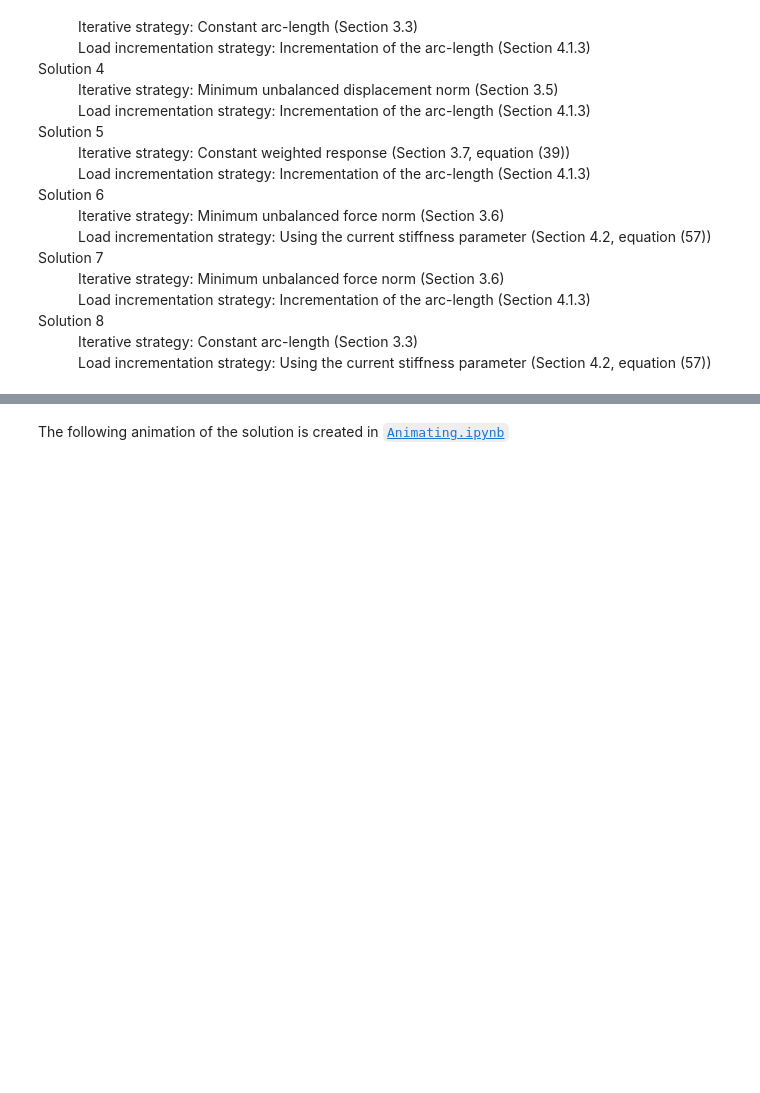
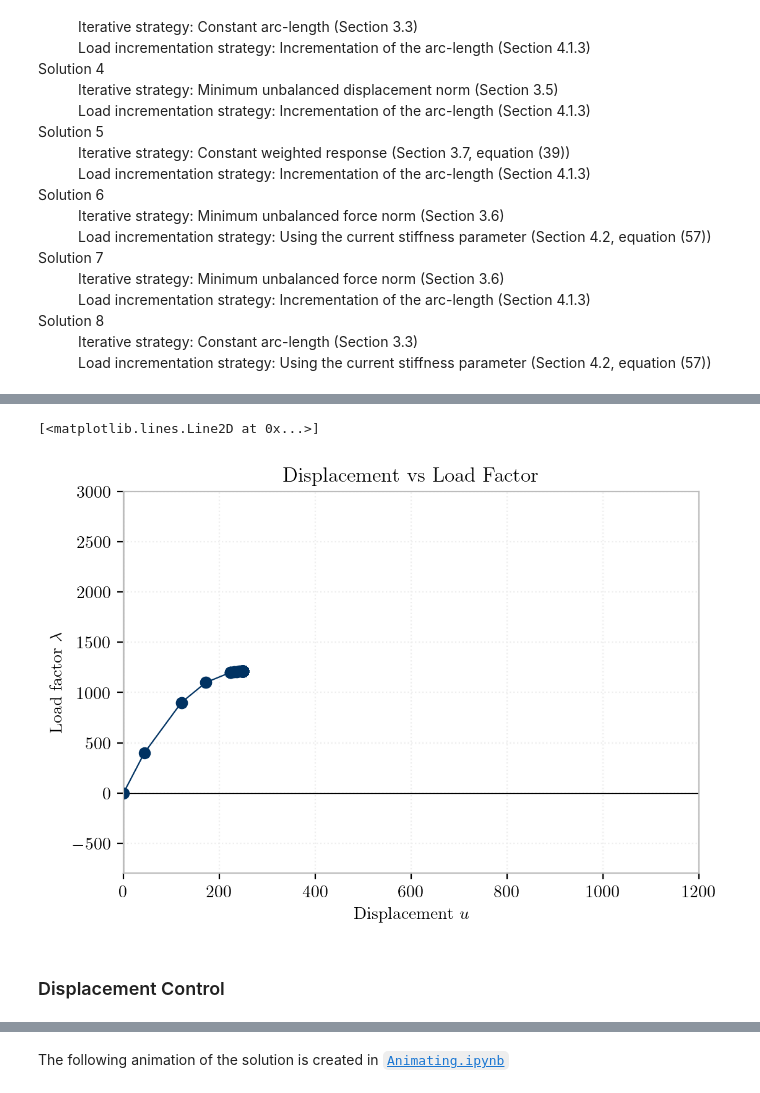
Before and after one commit to wensley-rushing/opensees-gallery, a Jupyter notebook: content/en/examples/ArchStaticSnap/IncrementalAnalysis.ipynb, the cells around one changed output, grey strips where cells are left out. Drawn from its saved outputs; the diff is of its cells as text; code cells hidden in the pictures; blank space fills up the shorter version.

```diff
--- a/content/en/examples/ArchStaticSnap/IncrementalAnalysis.ipynb
+++ b/content/en/examples/ArchStaticSnap/IncrementalAnalysis.ipynb
@@ -117,23 +147,14 @@ Load incrementation strategy: Using the current stiffness parameter (Section 4.2
 # %%
-def solution0(model, dx):
-    model.integrator("LoadControl", 400.0)
-
-
 def solution1(model, dx):
     Jd = 5
+    Jmax = 15
     model.integrator("LoadControl", dx, Jd, -800., 800.)
-
-
-def solution2(model,  dx, *args):
-    Jd  = 5
-    mid, dof = args
-    model.integrator("DisplacementControl", mid, dof, dx, Jd)
-
-
-def norm_control(model, dx, *args):
-    Jd  = 15
-    model.integrator("MinUnbalDispNorm",  dx, Jd, -10, 10, det=True)
-
-
-def arc_control(model, dx, *args,  a=0):
-    model.integrator("ArcLength", dx, a, det=True, exp=0.0, reference="point")
+# %%
+ax = create_figure()
+x, y = analyze(*arch_model(), solution1, None, 400.0)
+ax.plot(-x, y, '-o', label="S1")
+# %% [output]
+[<matplotlib.lines.Line2D at 0x...>]
+[figure, added]
+# %% [markdown]
+### Displacement Control
```
Also changed, not shown: parts of 14 cells of this notebook, 5 other files.
